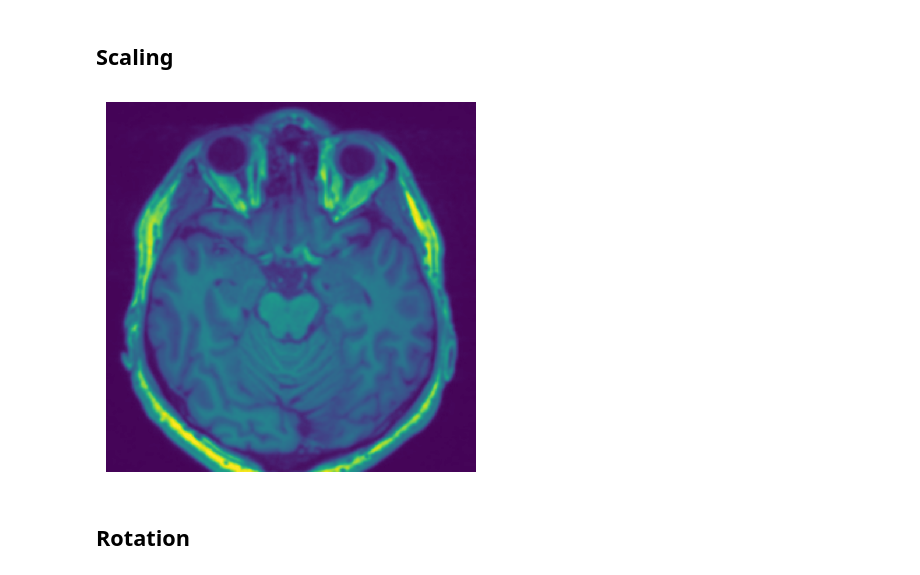
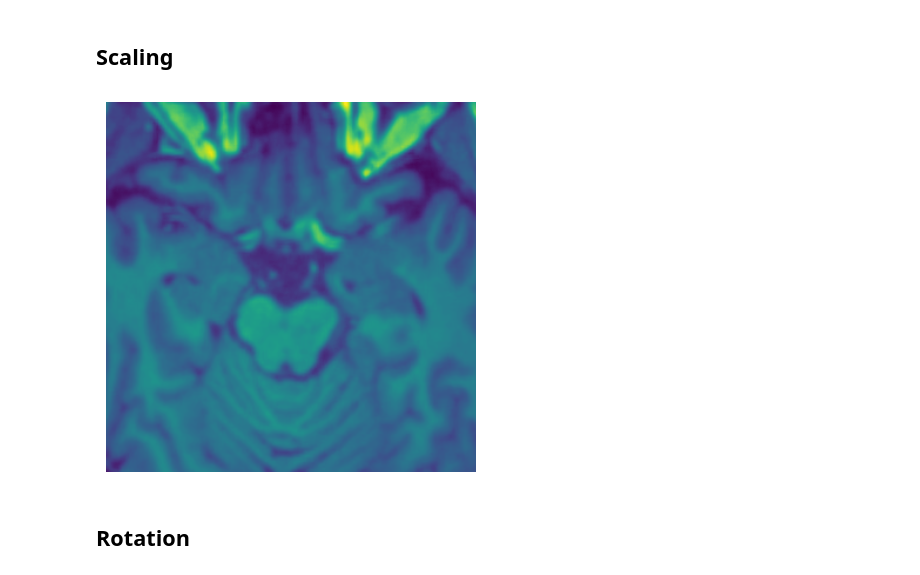
Before and after one commit to kkamall/AljabarLinierDanMatriks-Dataset, a Jupyter notebook: test copy 2.ipynb, the cells around one changed output. Saved outputs shown, nothing was run; the diff lists cells and outputs as text; code cells hidden in the pictures.

```diff
--- a/test copy 2.ipynb
+++ b/test copy 2.ipynb
@@ -138,48 +138,3 @@ plt.show()
 [figure]
 # %% [markdown]
 ## Scaling
-# %%
-import numpy as np
-
-def scale_image(image, sx, sy):
-    # Mengambil dimensi gambar asli
-    height, width = image.shape
-
-    # Menghitung dimensi gambar hasil penskalaan
-    new_height = int(height * sy)
-    new_width = int(width * sx)
-
-    # Membuat gambar baru untuk menyimpan hasil penskalaan
-    scaled_image = np.zeros((new_height, new_width), dtype=np.uint8)
-
-    # Melakukan iterasi untuk setiap piksel pada gambar hasil penskalaan
-    for x in range(new_height):
-        for y in range(new_width):
-            # Menghitung koordinat piksel pada gambar asli yang sesuai
-            original_x = int(x / sy)
-            original_y = int(y / sx)
-
-            # Memastikan koordinat piksel asli berada dalam batas gambar
-            if 0 <= original_x < height and 0 <= original_y < width:
-                # Mengisi piksel pada gambar hasil penskalaan dengan nilai dari piksel asli
-                scaled_image[x, y] = image[original_x, original_y]
-
-    # Menentukan area yang akan dipotong dari gambar hasil penskalaan agar berada di tengah
-    start_x = int((new_height - height) / 2)
-    end_x = start_x + height
-    start_y = int((new_width - width) / 2)
-    end_y = start_y + width
-
-    # Memotong gambar hasil penskalaan agar berada di tengah
-    cropped_image = scaled_image[start_x:end_x, start_y:end_y]
-
-    return cropped_image
-
-cropped_image = scale_image(image_np, 1.2, 1.2)
-
-plt.figure()
-plt.imshow(cropped_image)
-plt.axis('off')
-plt.show()
-# %% [output]
-[figure, removed]
@@ -186,3 +197,12 @@ plt.show()
+# %%
+cropped_image = scale_image(image_np, 2, 2)
+
+plt.figure()
+plt.imshow(cropped_image)
+plt.axis('off')
+plt.show()
+# %% [output]
+[figure, added]
 # %% [markdown]
 ## Rotation
 # %%
```
Also changed, not shown: parts of 2 cells of this notebook.
